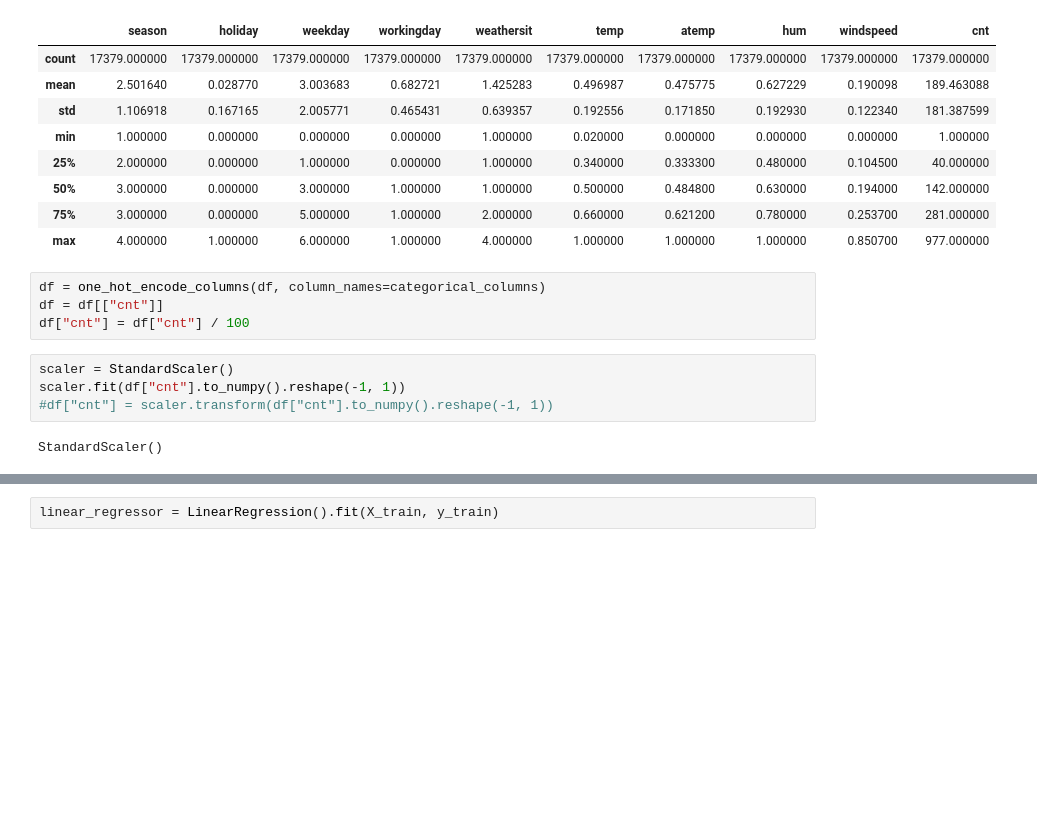
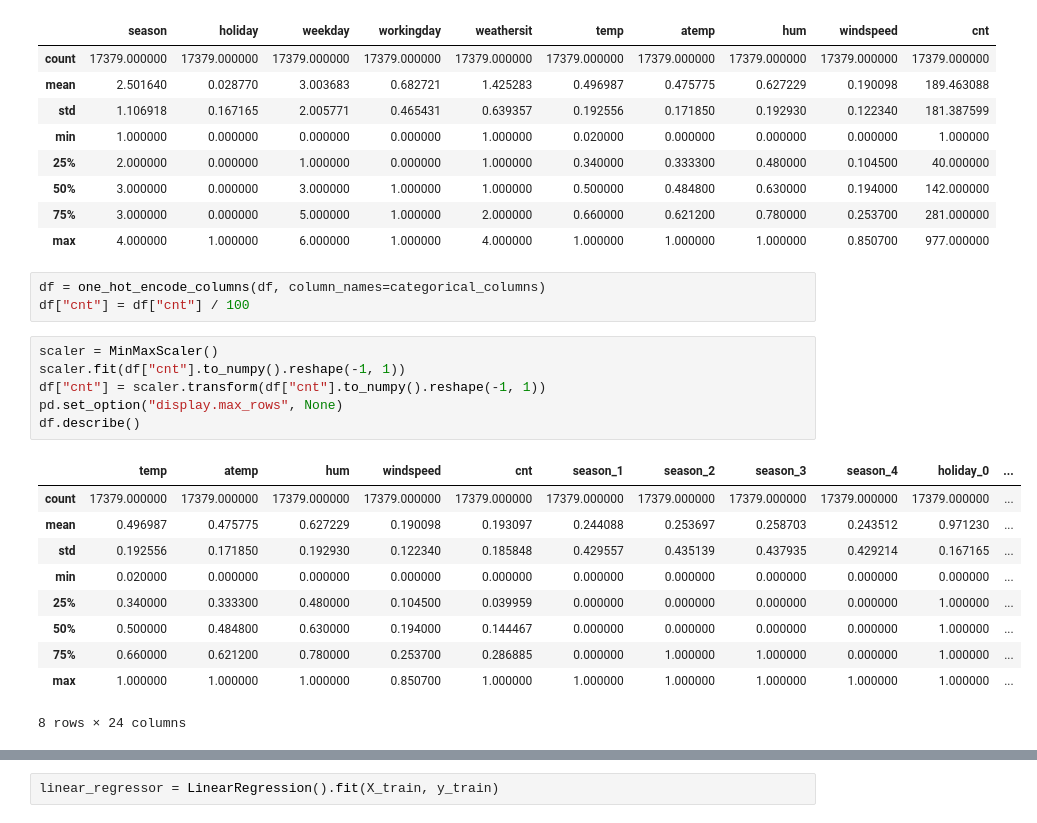
Before and after one commit to ZachOBrien/bikeshare-modelling, a Jupyter notebook: train.ipynb, the cells around one changed output, grey strips where cells are left out. Drawn from its saved outputs; the diff is of its cells as text; blank space fills up the shorter version.

```diff
--- a/train.ipynb
+++ b/train.ipynb
@@ -37,14 +37,24 @@ df.describe()
 | max | 4.000000 | 1.000000 | 6.000000 | 1.000000 | 4.000000 | 1.000000 | 1.000000 | 1.000000 | 0.850700 | 977.000000 |
 # %%
 df = one_hot_encode_columns(df, column_names=categorical_columns)
-df = df[["cnt"]]
 df["cnt"] = df["cnt"] / 100
 # %%
-scaler = StandardScaler()
+scaler = MinMaxScaler()
 scaler.fit(df["cnt"].to_numpy().reshape(-1, 1))
-#df["cnt"] = scaler.transform(df["cnt"].to_numpy().reshape(-1, 1))
+df["cnt"] = scaler.transform(df["cnt"].to_numpy().reshape(-1, 1))
+pd.set_option("display.max_rows", None)
+df.describe()
 # %% [output]
+|  | temp | atemp | hum | windspeed | cnt | season_1 | season_2 | season_3 | season_4 | holiday_0 | ... |
+| count | 17379.000000 | 17379.000000 | 17379.000000 | 17379.000000 | 17379.000000 | 17379.000000 | 17379.000000 | 17379.000000 | 17379.000000 | 17379.000000 | ... |
+| mean | 0.496987 | 0.475775 | 0.627229 | 0.190098 | 0.193097 | 0.244088 | 0.253697 | 0.258703 | 0.243512 | 0.971230 | ... |
+| std | 0.192556 | 0.171850 | 0.192930 | 0.122340 | 0.185848 | 0.429557 | 0.435139 | 0.437935 | 0.429214 | 0.167165 | ... |
+| min | 0.020000 | 0.000000 | 0.000000 | 0.000000 | 0.000000 | 0.000000 | 0.000000 | 0.000000 | 0.000000 | 0.000000 | ... |
+| 25% | 0.340000 | 0.333300 | 0.480000 | 0.104500 | 0.039959 | 0.000000 | 0.000000 | 0.000000 | 0.000000 | 1.000000 | ... |
+| 50% | 0.500000 | 0.484800 | 0.630000 | 0.194000 | 0.144467 | 0.000000 | 0.000000 | 0.000000 | 0.000000 | 1.000000 | ... |
+| 75% | 0.660000 | 0.621200 | 0.780000 | 0.253700 | 0.286885 | 0.000000 | 1.000000 | 1.000000 | 0.000000 | 1.000000 | ... |
+| max | 1.000000 | 1.000000 | 1.000000 | 0.850700 | 1.000000 | 1.000000 | 1.000000 | 1.000000 | 1.000000 | 1.000000 | ... |
-StandardScaler()
+8 rows × 24 columns
 # %%
 inputs = df.to_numpy()[:-1]
 labels = df[target_columns].to_numpy()[1:]
```
Also changed, not shown: parts of 23 cells of this notebook, 1 other file.
